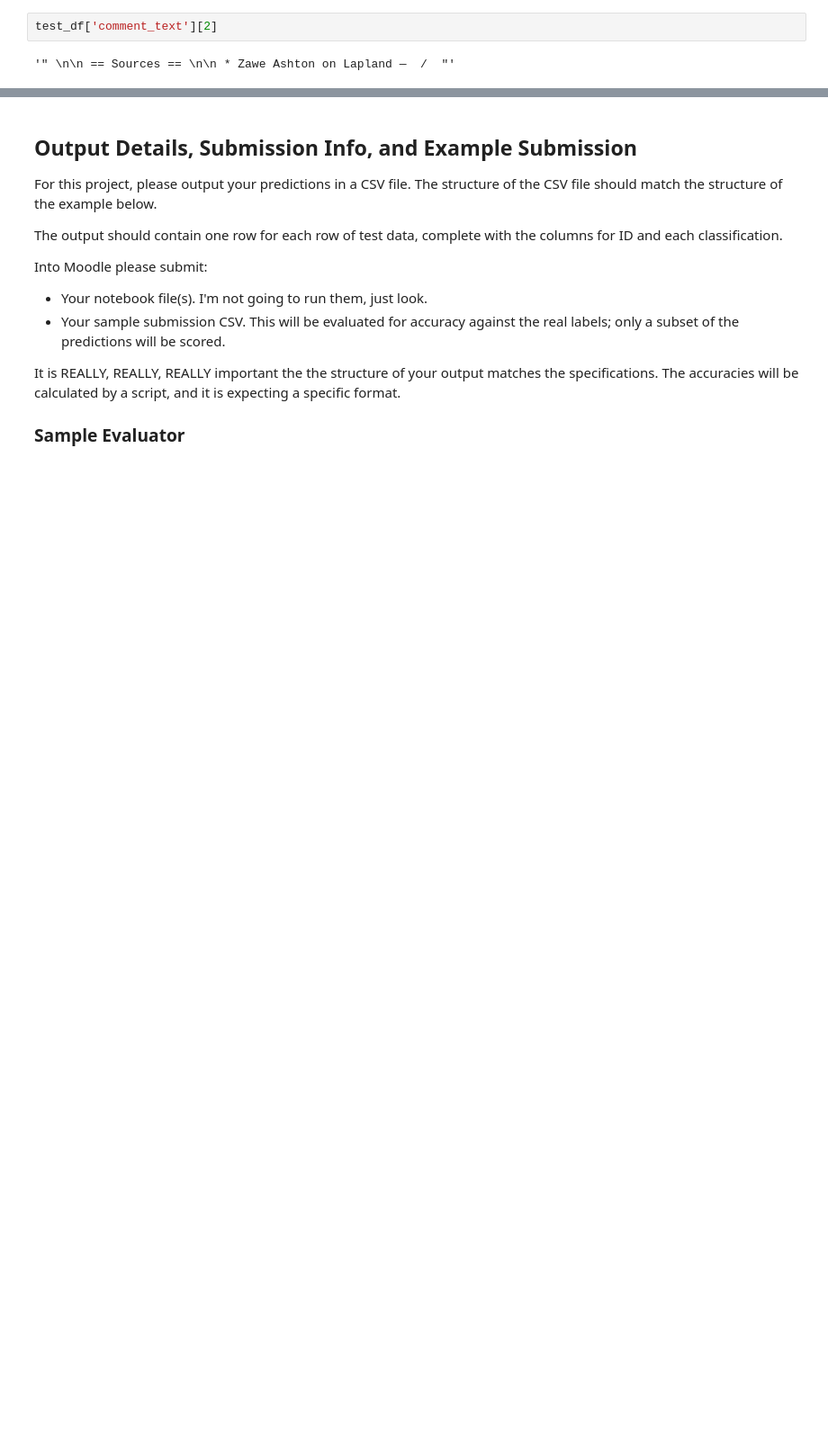
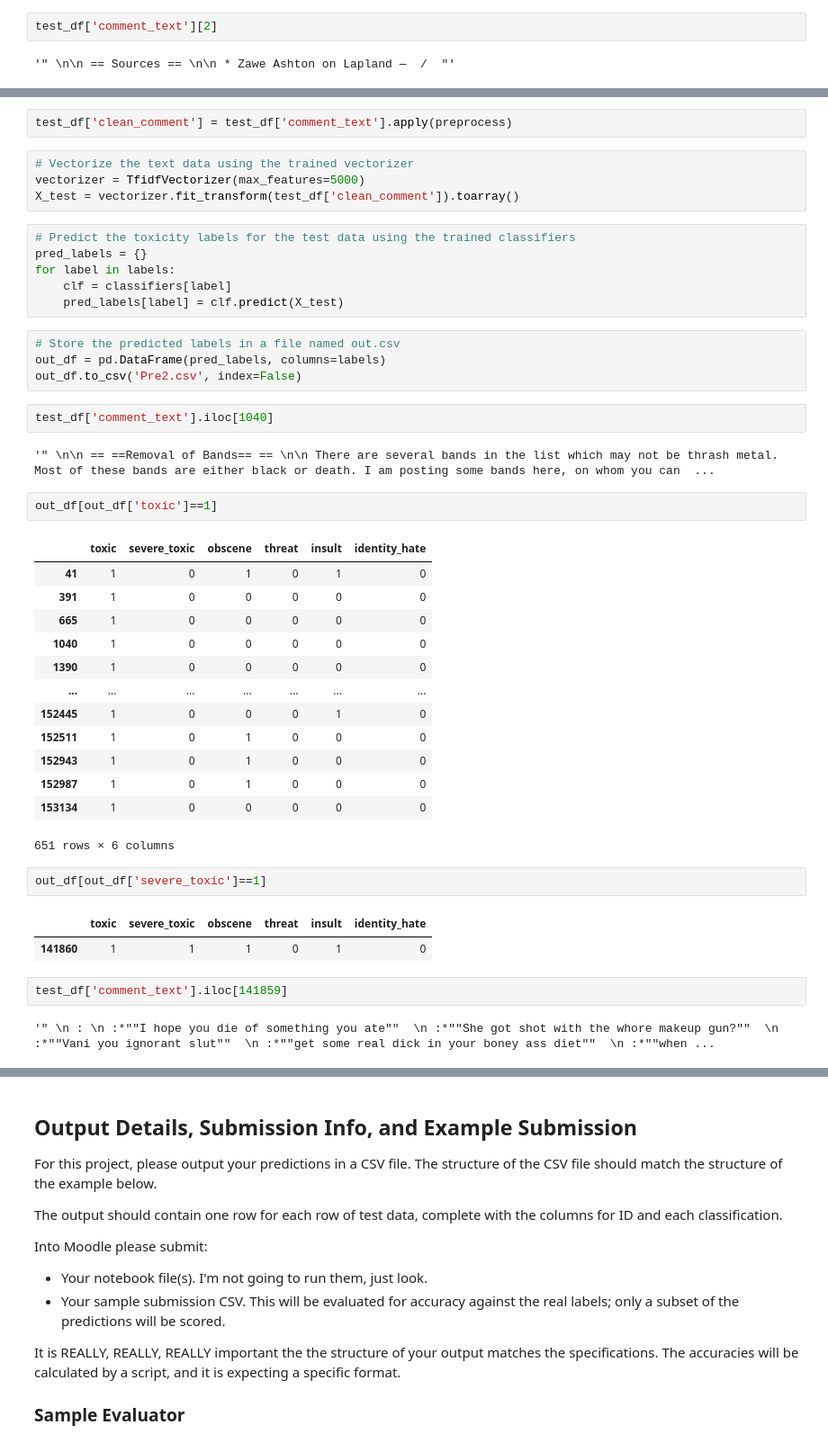
Before and after one commit to SidhST12/ItML_Project_1_Students, a Jupyter notebook: proj_1_start.ipynb, the cells around one changed output, grey strips where cells are left out. Shown at 90% size. Cells and saved outputs as stored; diff of their text form; blank space fills up the shorter version.

```diff
--- a/proj_1_start.ipynb
+++ b/proj_1_start.ipynb
@@ -292,0 +196,45 @@ test_data.head(5)
+# %%
+test_df['clean_comment'] = test_df['comment_text'].apply(preprocess)
+# %%
+# Vectorize the text data using the trained vectorizer
+vectorizer = TfidfVectorizer(max_features=5000)
+X_test = vectorizer.fit_transform(test_df['clean_comment']).toarray()
+# %%
+# Predict the toxicity labels for the test data using the trained classifiers
+pred_labels = {}
+for label in labels:
+    clf = classifiers[label]
+    pred_labels[label] = clf.predict(X_test)
+# %%
+# Store the predicted labels in a file named out.csv
+out_df = pd.DataFrame(pred_labels, columns=labels)
+out_df.to_csv('Pre2.csv', index=False)
+# %%
+test_df['comment_text'].iloc[1040]
+# %% [output]
+'" \n\n == ==Removal of Bands== == \n\n There are several bands in the list which may not be thrash metal. Most of these bands are either black or death. I am posting some bands here, on whom you can  ...
+# %%
+out_df[out_df['toxic']==1]
+# %% [output]
+|  | toxic | severe_toxic | obscene | threat | insult | identity_hate |
+| 41 | 1 | 0 | 1 | 0 | 1 | 0 |
+| 391 | 1 | 0 | 0 | 0 | 0 | 0 |
+| 665 | 1 | 0 | 0 | 0 | 0 | 0 |
+| 1040 | 1 | 0 | 0 | 0 | 0 | 0 |
+| 1390 | 1 | 0 | 0 | 0 | 0 | 0 |
+| ... | ... | ... | ... | ... | ... | ... |
+| 152445 | 1 | 0 | 0 | 0 | 1 | 0 |
+| 152511 | 1 | 0 | 1 | 0 | 0 | 0 |
+| 152943 | 1 | 0 | 1 | 0 | 0 | 0 |
+| 152987 | 1 | 0 | 1 | 0 | 0 | 0 |
+| 153134 | 1 | 0 | 0 | 0 | 0 | 0 |
+651 rows × 6 columns
+# %%
+out_df[out_df['severe_toxic']==1]
+# %% [output]
+|  | toxic | severe_toxic | obscene | threat | insult | identity_hate |
+| 141860 | 1 | 1 | 1 | 0 | 1 | 0 |
+# %%
+test_df['comment_text'].iloc[141859]
+# %% [output]
+'" \n : \n :*""I hope you die of something you ate""  \n :*""She got shot with the whore makeup gun?""  \n :*""Vani you ignorant slut""  \n :*""get some real dick in your boney ass diet""  \n :*""when ...
```
Also changed, not shown: parts of 40 cells of this notebook, 2 other files.
